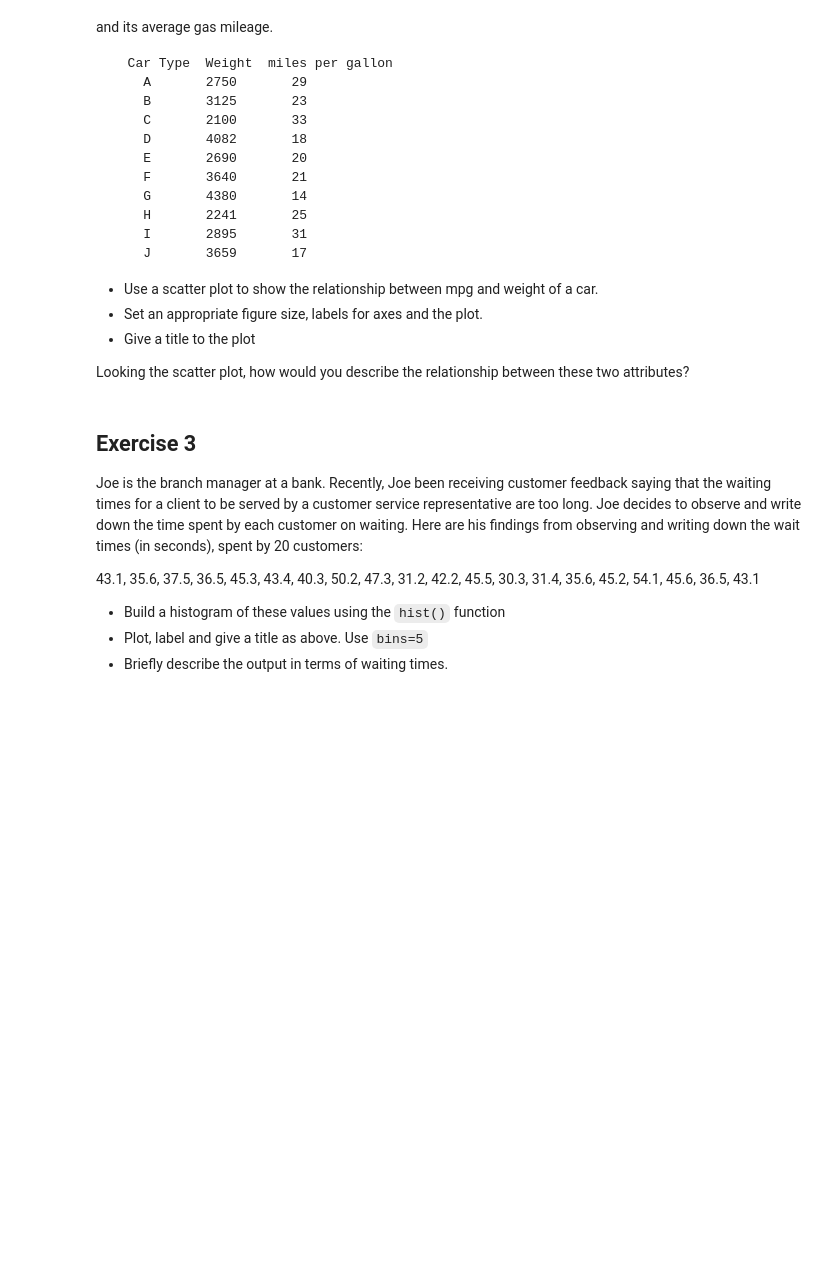
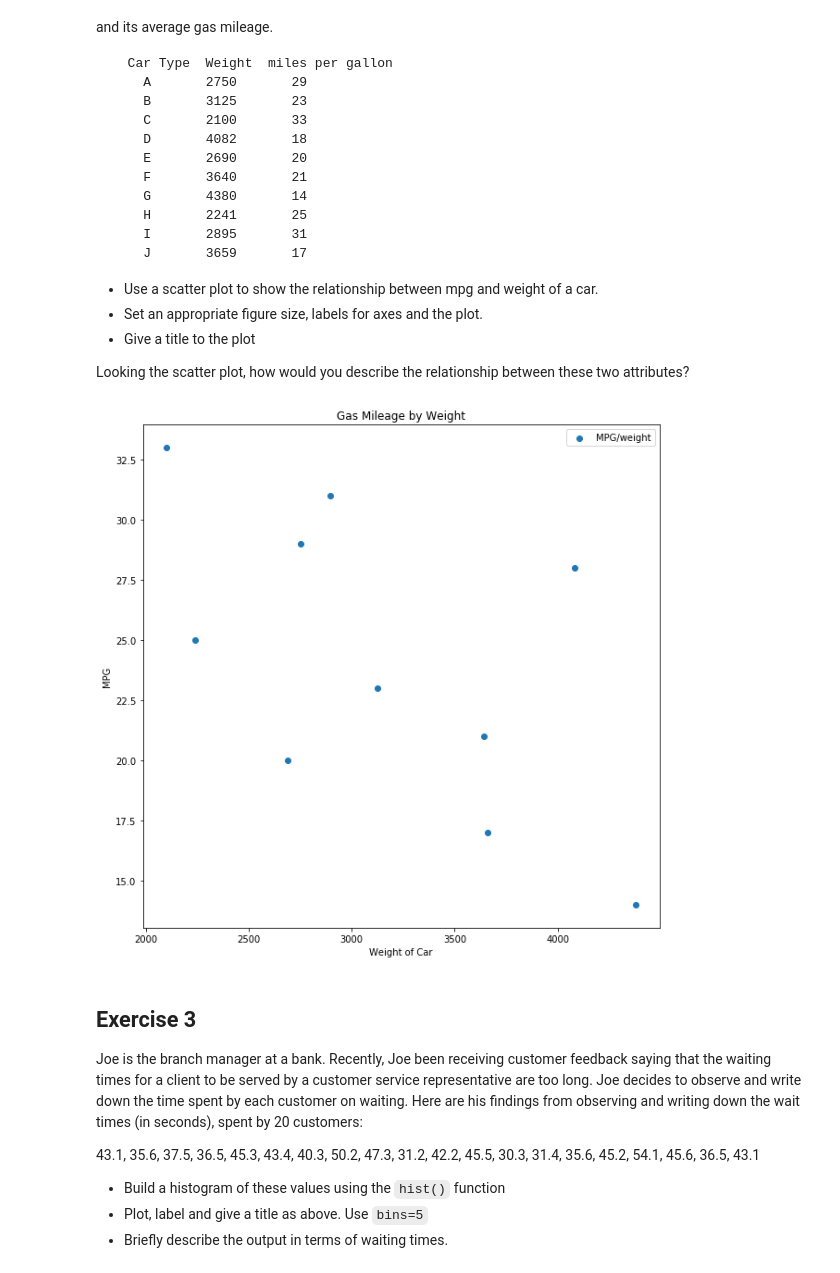
Before and after one commit to pauly51994/dsc-data-viz-lab-nyc-ds-071519, a Jupyter notebook: index.ipynb, the cells around one changed output. Drawn from its saved outputs; the diff is of its cells as text; code cells hidden in the pictures; blank space fills up the shorter version.

```diff
--- a/index.ipynb
+++ b/index.ipynb
@@ -68,18 +68,20 @@ Looking the scatter plot, how would you describe the relationship between these
 # %%
 weight = [2750, 3125, 2100, 4082, 2690, 3640, 4380, 2241, 2895, 3659]
 mpg = [29, 23, 33, 28, 20, 21, 14, 25, 31, 17]
 
 # Set the figure size in inches
 plt.figure(figsize=(10,10))
 # Plot with scatter()
-plt.scatter(weight, mpg, label= 'MPG')
+plt.scatter(weight, mpg, label= 'MPG/weight')
 
 # Set x and y axes labels and give titles
 plt.xlabel('Weight of Car')
 plt.ylabel('MPG')
 plt.title('Gas Mileage by Weight')
 plt.legend()
 plt.show()
+# %% [output]
+[figure, added]
 # %% [markdown]
 ## Exercise 3
 
```
